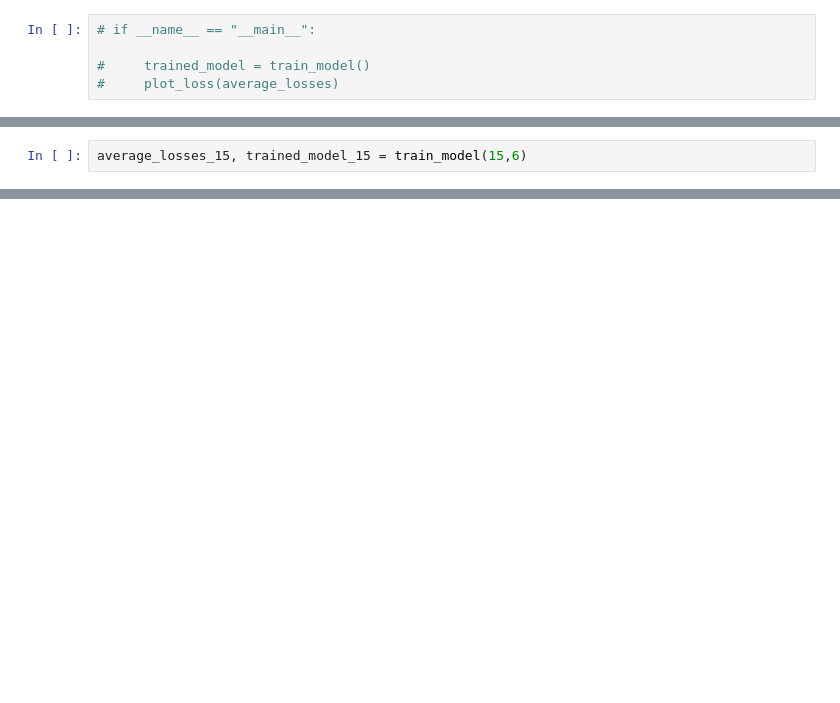
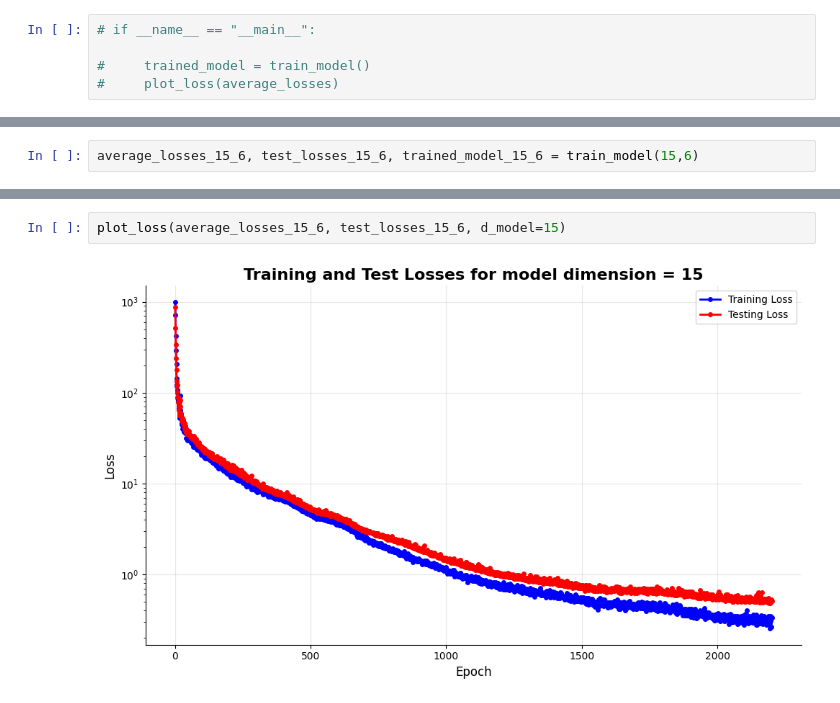
Before and after one commit to mathyharsha/metabolic-NN-harsha, a Jupyter notebook: transformer_from_scratch.ipynb, the cells around one changed output, grey strips where cells are left out. Cells and saved outputs as stored; diff of their text form; blank space fills up the shorter version.

```diff
--- a/transformer_from_scratch.ipynb
+++ b/transformer_from_scratch.ipynb
@@ -506,4 +495,4 @@ plot_loss(average_losses_10_10,title="Training Loss",d_model=10)
 # %%
-average_losses_15, trained_model_15 = train_model(15,6)
+average_losses_15_6, test_losses_15_6, trained_model_15_6 = train_model(15,6)
 # %% [output]
 Adjusted batch size for Mac GPU: 10
@@ -525,2 +504,6 @@ Epoch [2200/2200] completed. Average Loss:  0.2616
 Training Completed
+# %%
+plot_loss(average_losses_15_6, test_losses_15_6, d_model=15)
+# %% [output]
+[figure, added]
 # %%
```
Also changed, not shown: parts of 14 cells of this notebook.
